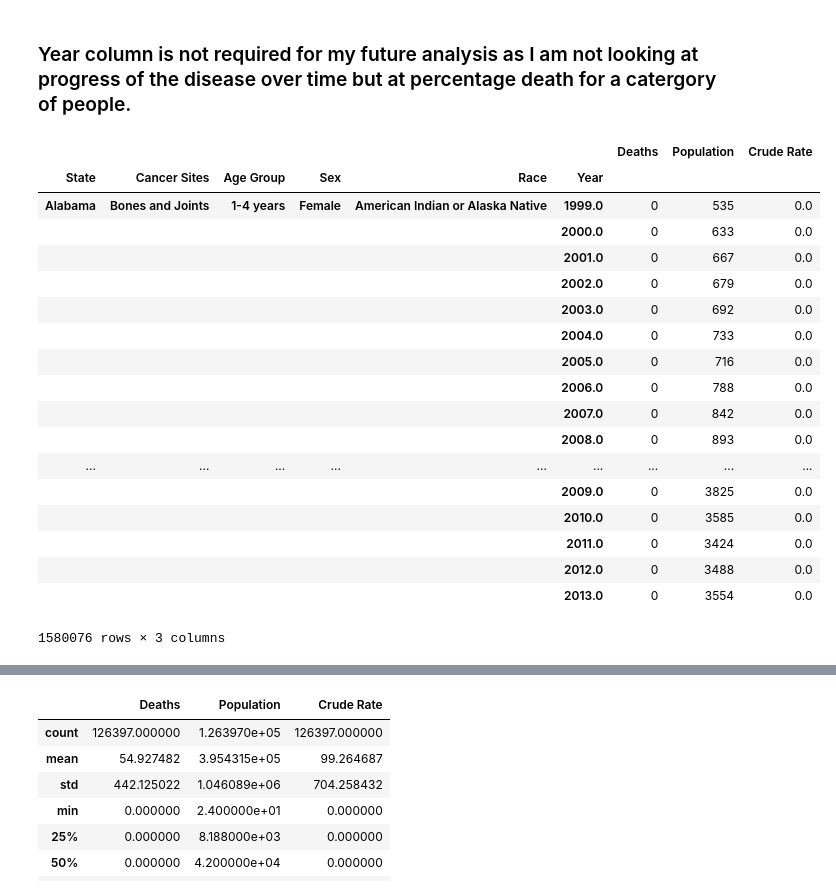
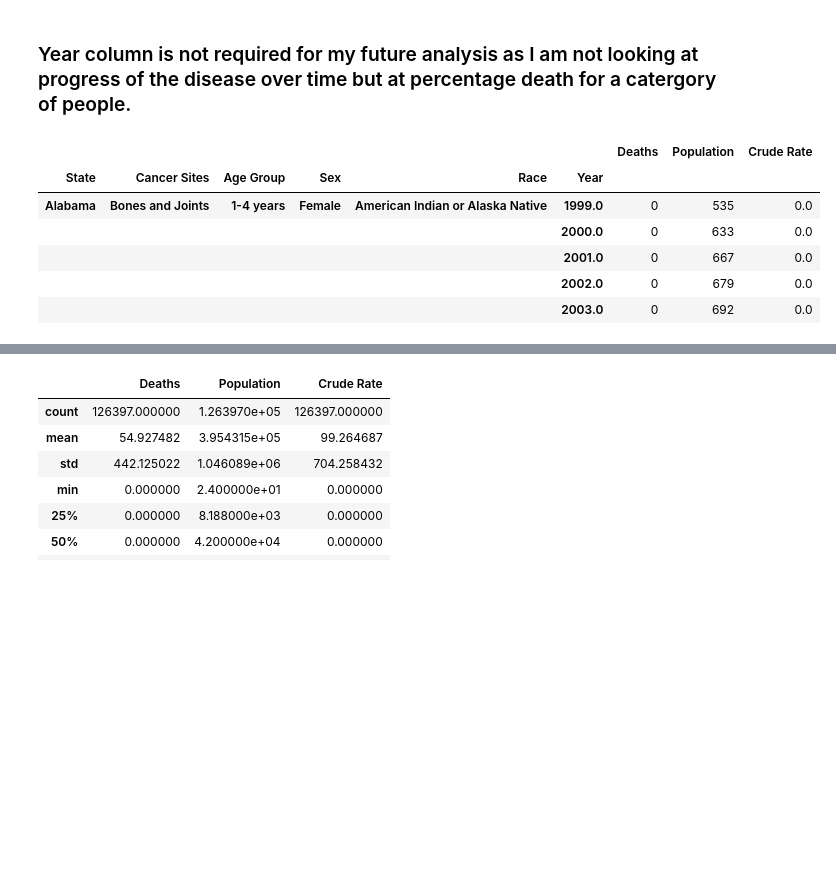
Before and after one commit to Jenny-Ag/Capstone_I, a Jupyter notebook: Capstone_project_I_Milestone_Report.ipynb, the cells around one changed output, grey strips where cells are left out. Drawn from its saved outputs; the diff is of its cells as text; code cells hidden in the pictures; blank space fills up the shorter version.

```diff
--- a/Capstone_project_I_Milestone_Report.ipynb
+++ b/Capstone_project_I_Milestone_Report.ipynb
@@ -113,27 +113,15 @@ df.describe()
 # %%
 # Grouping to see how can we get rid of year column and combine rest of the data
 df1=df.groupby(['State','Cancer Sites', 'Age Group', 'Sex', 'Race','Year',])[ 'Deaths', 'Population', 'Crude Rate'].sum()
-df1
+df1.head()
 # %% [output]
 |  |  |  |  |  |  | Deaths | Population | Crude Rate |
 | State | Cancer Sites | Age Group | Sex | Race | Year |  |  |  |
 | Alabama | Bones and Joints | 1-4 years | Female | American Indian or Alaska Native | 1999.0 | 0 | 535 | 0.0 |
 |  |  |  |  |  | 2000.0 | 0 | 633 | 0.0 |
 |  |  |  |  |  | 2001.0 | 0 | 667 | 0.0 |
 |  |  |  |  |  | 2002.0 | 0 | 679 | 0.0 |
 |  |  |  |  |  | 2003.0 | 0 | 692 | 0.0 |
-|  |  |  |  |  | 2004.0 | 0 | 733 | 0.0 |
-|  |  |  |  |  | 2005.0 | 0 | 716 | 0.0 |
-|  |  |  |  |  | 2006.0 | 0 | 788 | 0.0 |
-|  |  |  |  |  | 2007.0 | 0 | 842 | 0.0 |
-|  |  |  |  |  | 2008.0 | 0 | 893 | 0.0 |
-| ... | ... | ... | ... | ... | ... | ... | ... | ... |
-|  |  |  |  |  | 2009.0 | 0 | 3825 | 0.0 |
-|  |  |  |  |  | 2010.0 | 0 | 3585 | 0.0 |
-|  |  |  |  |  | 2011.0 | 0 | 3424 | 0.0 |
-|  |  |  |  |  | 2012.0 | 0 | 3488 | 0.0 |
-|  |  |  |  |  | 2013.0 | 0 | 3554 | 0.0 |
-1580076 rows × 3 columns
 # %%
 # sum over the Deaths, Population and Crude Rate for a particular category over all the years.
 df2=df.groupby(['State','Cancer Sites', 'Age Group', 'Sex', 'Race'], as_index=False)[ 'Deaths', 'Population', 'Crude Rate'].sum()
```
Also changed, not shown: parts of 4 cells of this notebook, 1 other file.
